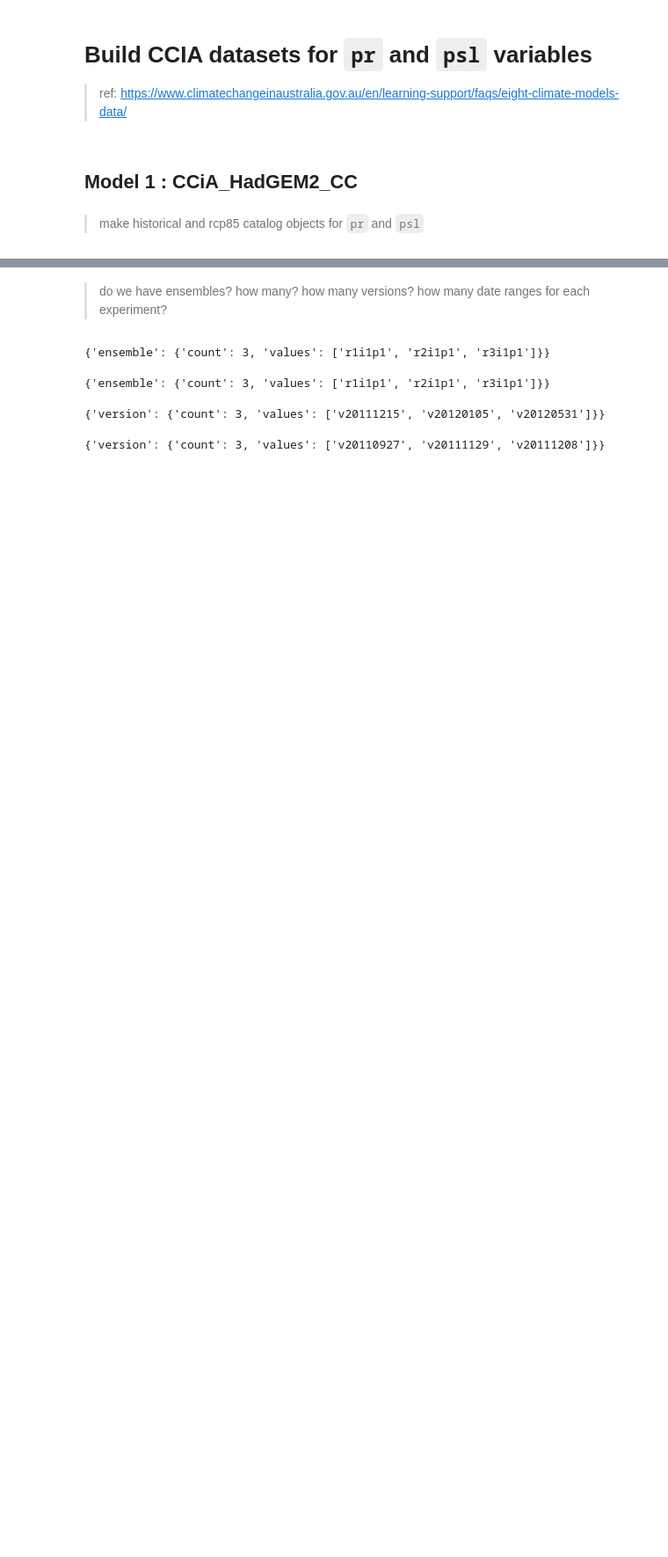
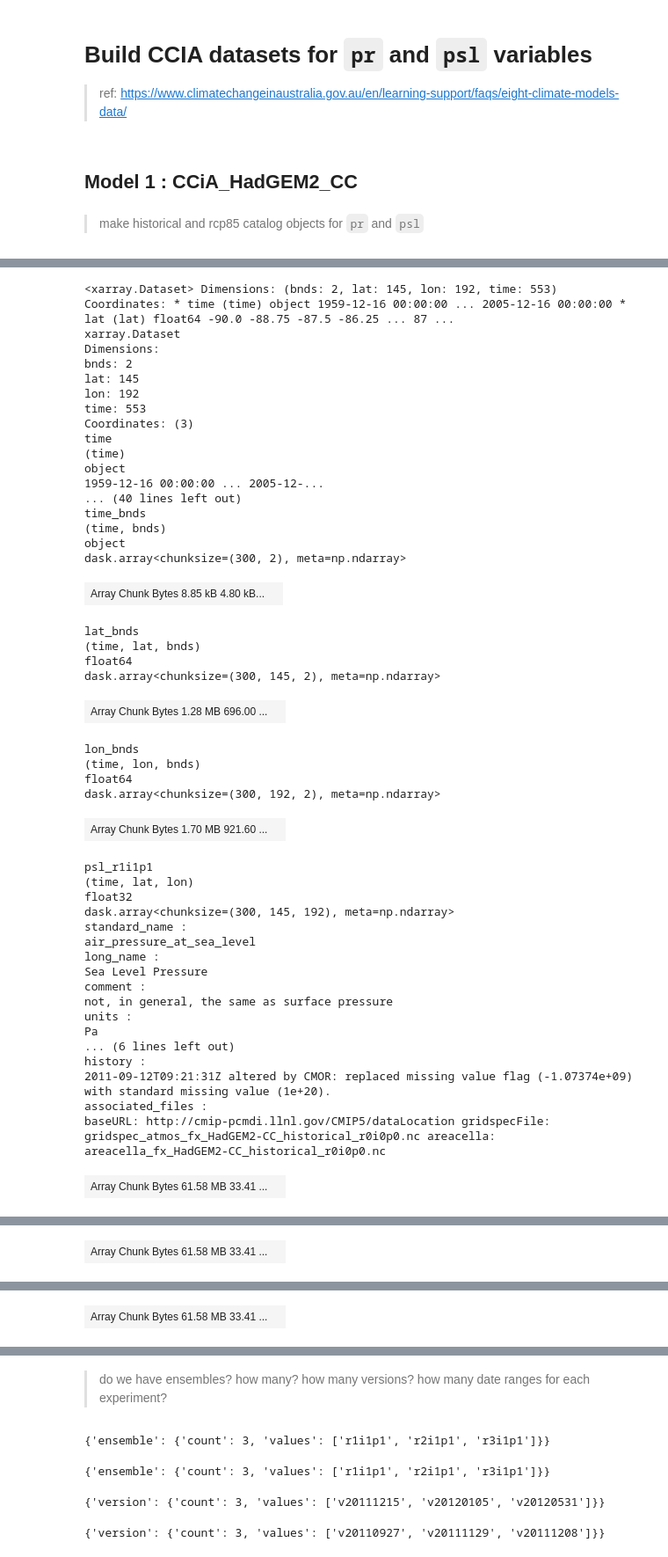
Before and after one commit to Thomas-Moore-Creative/NCI-CCIA-ARD, a Jupyter notebook: intake_sandbox.ipynb, the cells around one changed output, grey strips where cells are left out. Shown at 88% size. Cells and saved outputs as stored; diff of their text form; code cells hidden in the pictures; blank space fills up the shorter version.

```diff
--- a/intake_sandbox.ipynb
+++ b/intake_sandbox.ipynb
@@ -178,0 +265,11 @@ CCiA_HadGEM2_CC_historical_pr_catalog.unique('path')
+# %%
+CCiA_HadGEM2_CC_historical_psl_r1i1p1_ds = xr.open_mfdataset(CCiA_HadGEM2_CC_historical_psl_r1i1p1_path_list,parallel=True)
+CCiA_HadGEM2_CC_historical_psl_r1i1p1_ds = CCiA_HadGEM2_CC_historical_psl_r1i1p1_ds.rename({'psl':'psl_r1i1p1'})
+# %%
+CCiA_HadGEM2_CC_historical_psl_r2i1p1_ds = xr.open_mfdataset(CCiA_HadGEM2_CC_historical_psl_r2i1p1_path_list,parallel=True)
+CCiA_HadGEM2_CC_historical_psl_r2i1p1_ds = CCiA_HadGEM2_CC_historical_psl_r2i1p1_ds.rename({'psl':'psl_r2i1p1'})
+# %%
+CCiA_HadGEM2_CC_historical_psl_r3i1p1_ds = xr.open_mfdataset(CCiA_HadGEM2_CC_historical_psl_r3i1p1_path_list,parallel=True)
+CCiA_HadGEM2_CC_historical_psl_r3i1p1_ds = CCiA_HadGEM2_CC_historical_psl_r3i1p1_ds.rename({'psl':'psl_r3i1p1'})
+# %%
+CCiA_HadGEM2_CC_historical_psl_ds =  xr.merge([CCiA_HadGEM2_CC_historical_psl_r1i1p1_ds,CCiA_HadGEM2_CC_historical_psl_r2i1p1_ds,CCiA_HadGEM2_CC_historical_psl_r3i1p1_ds])
@@ -178,0 +278,49 @@ CCiA_HadGEM2_CC_historical_pr_catalog.unique('path')
+# %%
+CCiA_HadGEM2_CC_historical_psl_ds
+# %% [output]
+<xarray.Dataset> Dimensions: (bnds: 2, lat: 145, lon: 192, time: 553) Coordinates: * time (time) object 1959-12-16 00:00:00 ... 2005-12-16 00:00:00 * lat (lat) float64 -90.0 -88.75 -87.5 -86.25 ... 87 ...
+xarray.Dataset
+Dimensions:
+bnds: 2
+lat: 145
+lon: 192
+time: 553
+Coordinates: (3)
+time
+(time)
+object
+1959-12-16 00:00:00 ... 2005-12-...
+... (40 lines left out)
+time_bnds
+(time, bnds)
+object
+dask.array<chunksize=(300, 2), meta=np.ndarray>
+| Array Chunk Bytes 8.85 kB 4.80 kB... |  |
+lat_bnds
+(time, lat, bnds)
+float64
+dask.array<chunksize=(300, 145, 2), meta=np.ndarray>
+| Array Chunk Bytes 1.28 MB 696.00 ... |  |
+lon_bnds
+(time, lon, bnds)
+float64
+dask.array<chunksize=(300, 192, 2), meta=np.ndarray>
+| Array Chunk Bytes 1.70 MB 921.60 ... |  |
+psl_r1i1p1
+(time, lat, lon)
+float32
+dask.array<chunksize=(300, 145, 192), meta=np.ndarray>
+standard_name :
+air_pressure_at_sea_level
+long_name :
+Sea Level Pressure
+comment :
+not, in general, the same as surface pressure
+units :
+Pa
+... (6 lines left out)
+history :
+2011-09-12T09:21:31Z altered by CMOR: replaced missing value flag (-1.07374e+09) with standard missing value (1e+20).
+associated_files :
+baseURL: http://cmip-pcmdi.llnl.gov/CMIP5/dataLocation gridspecFile: gridspec_atmos_fx_HadGEM2-CC_historical_r0i0p0.nc areacella: areacella_fx_HadGEM2-CC_historical_r0i0p0.nc
+| Array Chunk Bytes 61.58 MB 33.41 ... |  |
@@ -178,0 +344 @@ CCiA_HadGEM2_CC_historical_pr_catalog.unique('path')
+| Array Chunk Bytes 61.58 MB 33.41 ... |  |
@@ -178,0 +362 @@ CCiA_HadGEM2_CC_historical_pr_catalog.unique('path')
+| Array Chunk Bytes 61.58 MB 33.41 ... |  |
```
Also changed, not shown: parts of 27 cells of this notebook.
